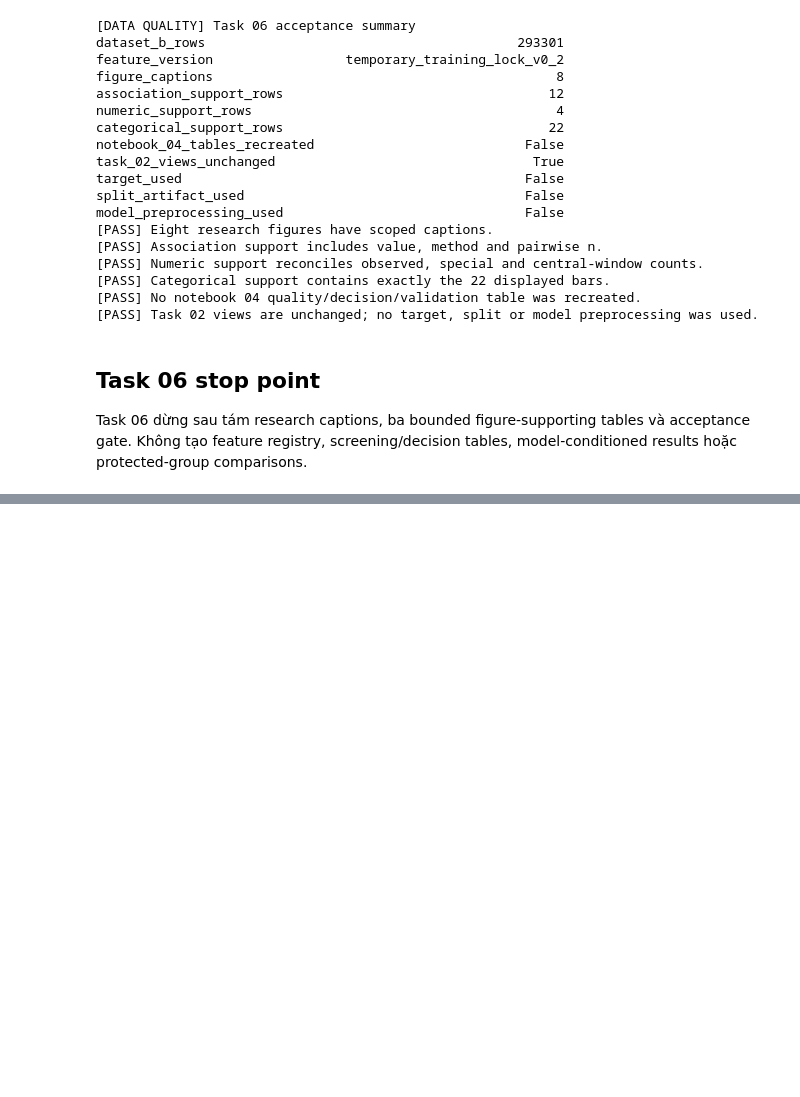
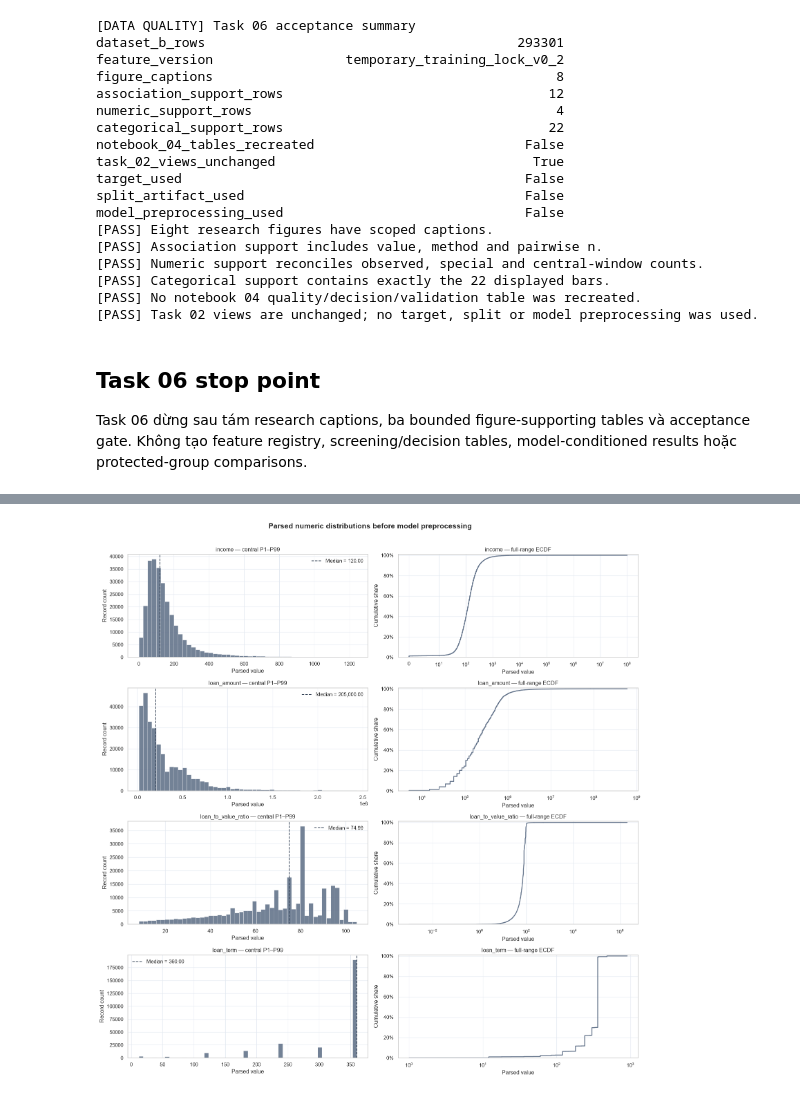
Before and after one commit to DAP391m-Group12/DAP391m, a Jupyter notebook: notebooks/eda_datasetB/01_eda_search.ipynb, the cells around one changed output, grey strips where cells are left out. Cells and saved outputs as stored; diff of their text form; code cells hidden in the pictures; blank space fills up the shorter version.

```diff
--- a/notebooks/eda_datasetB/01_eda_search.ipynb
+++ b/notebooks/eda_datasetB/01_eda_search.ipynb
@@ -2883,0 +3468,98 @@ Task 06 dừng sau tám research captions, ba bounded figure-supporting tables v
+# %%
+# EDA v2 staging — Task 03C: numeric distributions and tail visibility
+eda_v2_numeric_summary_rows = []
+for feature in EDA_V2_NUMERIC_FEATURES:
+    values = eda_v2_numeric_before[feature].dropna()
+    q1 = float(values.quantile(0.25))
+    q3 = float(values.quantile(0.75))
+    iqr = q3 - q1
+    lower_fence = q1 - 1.5 * iqr
+    upper_fence = q3 + 1.5 * iqr
+    eda_v2_numeric_summary_rows.append(
+        {
+            "feature": feature,
+            "observed_n": len(values),
+            "minimum": float(values.min()),
+            "p01": float(values.quantile(0.01)),
+            "median": float(values.median()),
+            "p99": float(values.quantile(0.99)),
+            "maximum": float(values.max()),
+            "iqr_outlier_n": int(
+                ((values < lower_fence) | (values > upper_fence)).sum()
+            ),
+            "special_n": int(
+                eda_v2_coverage_audit.set_index("feature")
+                .loc[feature, "special_n"]
+            ),
+        }
+    )
+eda_v2_numeric_summary = pd.DataFrame(eda_v2_numeric_summary_rows)
+
+eda_v2_numeric_figure, eda_v2_numeric_axes = plt.subplots(
+    len(EDA_V2_NUMERIC_FEATURES),
+    2,
+    figsize=(16, 16),
+)
+for row_index, feature in enumerate(EDA_V2_NUMERIC_FEATURES):
+    values = eda_v2_numeric_before[feature].dropna()
+    central_lower = float(values.quantile(0.01))
+    central_upper = float(values.quantile(0.99))
+    central = values.between(central_lower, central_upper, inclusive="both")
+
+    distribution_axis = eda_v2_numeric_axes[row_index, 0]
+    distribution_axis.hist(
+        values.loc[central],
+        bins=50,
+        color=EDA_V2_COLORS["before"],
+        edgecolor="white",
+        linewidth=0.4,
+        alpha=0.9,
+    )
+    distribution_axis.axvline(
+        values.median(),
+        color=EDA_V2_COLORS["reference"],
+        linestyle="--",
+        linewidth=1.4,
+        label=f"Median = {values.median():,.2f}",
+    )
+    distribution_axis.set_title(f"{feature} — central P1–P99")
+    distribution_axis.set_xlabel("Parsed value")
+    distribution_axis.set_ylabel("Record count")
+    distribution_axis.legend(frameon=False)
+
+    tail_axis = eda_v2_numeric_axes[row_index, 1]
+    sorted_values = np.sort(values.to_numpy())
+    cumulative = np.arange(1, len(sorted_values) + 1) / len(sorted_values)
+    tail_axis.step(
+        sorted_values,
+        cumulative,
+        where="post",
+        color=EDA_V2_COLORS["before"],
+        linewidth=1.8,
+    )
+    if feature == "income":
+        tail_axis.set_xscale("symlog", linthresh=10)
+    elif (sorted_values > 0).all():
+        tail_axis.set_xscale("log")
+    tail_axis.yaxis.set_major_formatter(PercentFormatter(1))
+    tail_axis.set_ylim(0, 1.01)
+    tail_axis.set_title(f"{feature} — full-range ECDF")
+    tail_axis.set_xlabel("Parsed value")
+    tail_axis.set_ylabel("Cumulative share")
+
+for axis in eda_v2_numeric_axes.flat:
+    axis.grid(True, color=EDA_V2_COLORS["grid"], linewidth=0.8)
+
+eda_v2_numeric_figure.suptitle(
+    "Parsed numeric distributions before model preprocessing",
+    fontsize=15,
+    fontweight="bold",
+    y=1.01,
+)
+eda_v2_numeric_figure.tight_layout()
+plt.show()
+
+print("[RESULT] Numeric summary and outlier visibility")
+print(eda_v2_numeric_summary.to_string(index=False))
+# %% [output]
+[figure, added]
```
Also changed, not shown: parts of 27 cells of this notebook, 1 other file.
